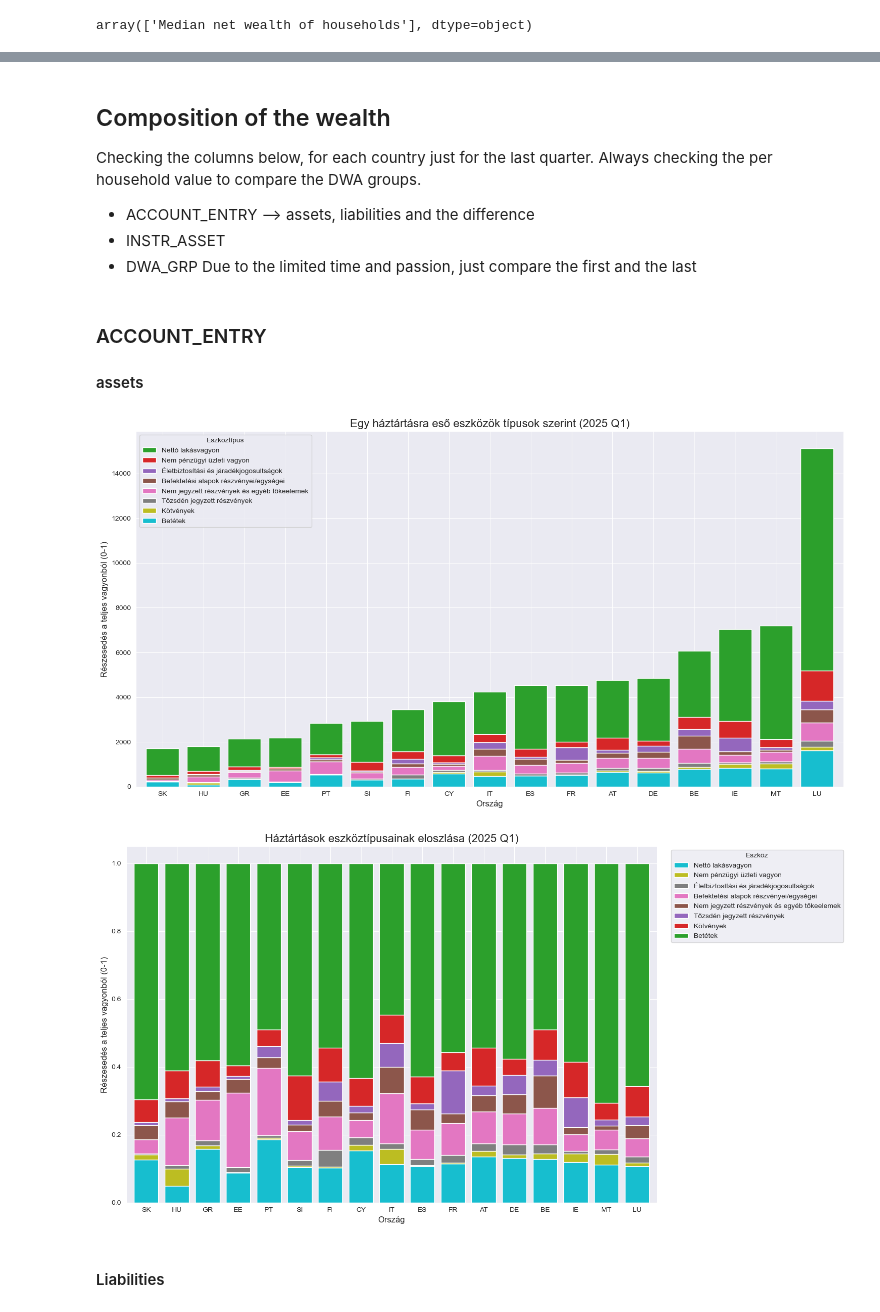
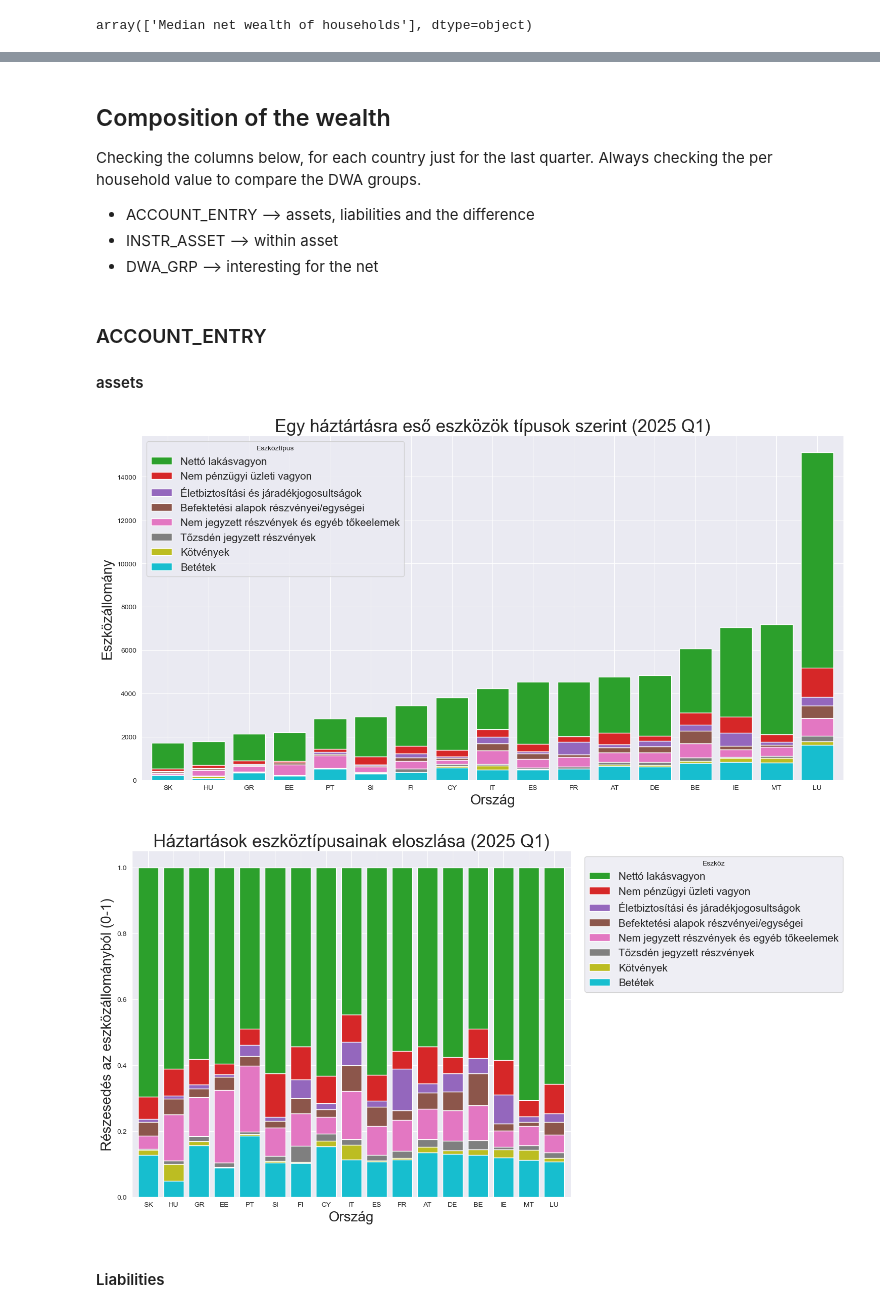
Before and after one commit to gmat17/KORMI1_beszamolo, a Jupyter notebook: 02_analysis.ipynb, the cells around one changed output, grey strips where cells are left out. Cells and saved outputs as stored; diff of their text form; code cells hidden in the pictures.

```diff
--- a/02_analysis.ipynb
+++ b/02_analysis.ipynb
@@ -147,9 +170,8 @@ plt.show()
 ## Composition of the wealth
 Checking the columns below, for each country just for the last quarter. Always checking the per household value to compare the DWA groups.
 - ACCOUNT_ENTRY --> assets, liabilities and the difference
-- INSTR_ASSET
-- DWA_GRP
-Due to the limited time and passion, just compare the first and the last
+- INSTR_ASSET --> within asset
+- DWA_GRP --> interesting for the net
 # %% [markdown]
 ### ACCOUNT_ENTRY
 #### assets
@@ -176,31 +198,31 @@ cmap = plt.get_cmap("tab10_r")
 colors = [cmap(i) for i in range(len(assets_pivot.columns))]
 ax = assets_pivot.plot(kind='bar', stacked=True, figsize=(15, 8), width=0.8,color=colors)
 handles, _ = ax.get_legend_handles_labels()
-plt.title("Egy háztártásra eső eszközök típusok szerint (2025 Q1)", fontsize=16)
-plt.ylabel("Részesedés a teljes vagyonból (0-1)", fontsize=12)
-plt.xlabel("Ország", fontsize=12)
-plt.legend(handles=handles[::-1], title="Eszköztípus", loc='upper left',labels=custom_labels)
+plt.title("Egy háztártásra eső eszközök típusok szerint (2025 Q1)", fontsize=25)
+plt.ylabel("Eszközállomány", fontsize=20)
+plt.xlabel("Ország", fontsize=20)
+plt.legend(handles=handles[::-1], title="Eszköztípus", loc='upper left',labels=custom_labels, fontsize=15)
 plt.xticks(rotation=0)
 plt.tight_layout()
 plt.show()
 # %% [output]
-[figure, old version]
+[figure, new version]
 # %%
 assets_pivot_percent = assets_pivot.div(assets_pivot.sum(axis=1), axis=0)
 # %%
 cmap = plt.get_cmap("tab10_r")
 colors = [cmap(i) for i in range(len(assets_pivot.columns))]
 ax = assets_pivot_percent.plot(kind='bar', stacked=True, figsize=(15, 8), width=0.8,color=colors)
 handles, _ = ax.get_legend_handles_labels()
-plt.title("Háztártások eszköztípusainak eloszlása (2025 Q1)", fontsize=16)
-plt.ylabel("Részesedés a teljes vagyonból (0-1)", fontsize=12)
-plt.xlabel("Ország", fontsize=12)
-plt.legend(title="Eszköz", bbox_to_anchor=(1.02, 1), loc='upper left', labels=custom_labels)
+plt.title("Háztartások eszköztípusainak eloszlása (2025 Q1)", fontsize=25)
+plt.ylabel("Részesedés az eszközállományból (0-1)", fontsize=20)
+plt.xlabel("Ország", fontsize=20)
+plt.legend(handles=handles[::-1],title="Eszköz", bbox_to_anchor=(1.02, 1), loc='upper left', labels=custom_labels, fontsize=15)
 plt.xticks(rotation=0)
 plt.tight_layout()
 plt.show()
 # %% [output]
-[figure, old version]
+[figure, new version]
 # %% [markdown]
 #### Liabilities
 # %%
```
Also changed, not shown: parts of 37 cells of this notebook.
